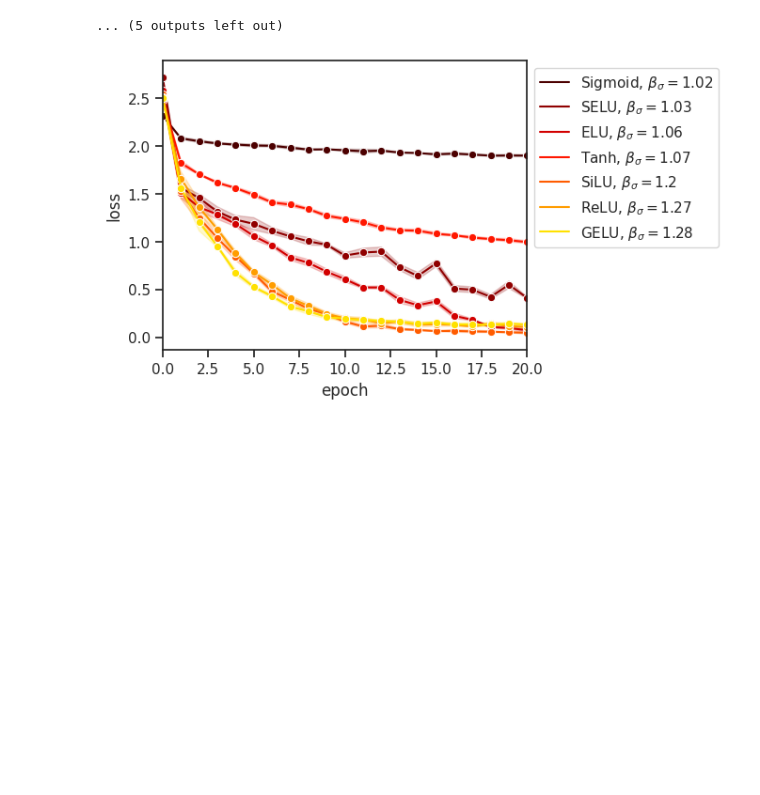
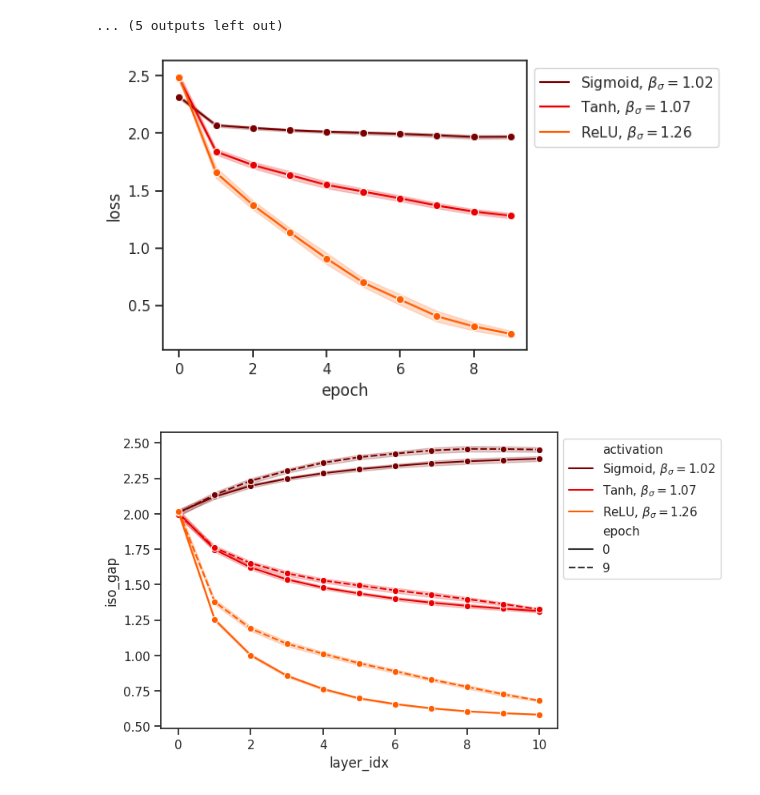
Before and after one commit to ajoudaki/deepnet-isometry, a Jupyter notebook: training.ipynb, the cells around one changed output. Drawn from its saved outputs; the diff is of its cells as text; code cells hidden in the pictures; blank space fills up the shorter version.

```diff
--- a/training.ipynb
+++ b/training.ipynb
@@ -359,35 +371,43 @@ config_grid = {
     'learning_rate': [0.01],
     'num_epochs': [10],
     'rerun': range(5),
-    'activation': ["Sigmoid", "Tanh", "ReLU","SELU","SiLU", "ELU", "GELU"],#['ReLU', 'Sigmoid', 'Tanh'],
+    'activation': ["Sigmoid", "Tanh", "ReLU",],#['ReLU', 'Sigmoid', 'Tanh'],
     'normalization': ["LN"],
 }
 
 # Uncomment the next line to run the experiment grid
 # final_results_df = run_experiment_grid(config_grid)
 # final_results_df.to_csv('results_training.csv')
 # Uncomment the next line to read data from a CSV file
 final_results_df = pd.read_csv('results_training.csv')
 
 df = final_results_df.copy()
 df = df.query("stage == 'train' & layer.str.contains('norm')").copy()
 
 df['activation'] = df.activation.str.split(',').str[0]
 df['layer_idx'] = df['layer'].str.extract('-(\d+)$').astype(int)
 df['activation'] = df.apply(lambda x: f"{x.activation}, $\\beta_\\sigma = {x.beta:.3}$", axis=1)
 
 # Creating a palette based on activation and beta values
 activation_beta_df = df[['activation', 'beta']].drop_duplicates().sort_values('beta')
 colors = sns.color_palette("hot", n_colors=len(activation_beta_df)+2)
 palette_dict = dict(zip(activation_beta_df['activation'], colors))
 
 # Plotting
 plt.figure(figsize=(5, 4))
 ax = sns.lineplot(data=df, x='epoch', y='loss', hue='activation',errorbar="sd",
                   hue_order=activation_beta_df.activation, palette=palette_dict, marker='o')
-ax.set_xlim(0, 20)
+# ax.set_xlim(0, 20)
 ax.legend(loc='upper left', bbox_to_anchor=(1, 1))
-plt.savefig('plots/beta0_train_loss.pdf', bbox_inches='tight')
+plt.savefig('plots/beta0_test_loss.pdf', bbox_inches='tight')
 plt.show()
+
+# plt.figure(figsize=(5, 4))
+ax = sns.lineplot(df.loc[df.epoch.isin([0,9])],  x='layer_idx', y='iso_gap', hue='activation', style='epoch',errorbar='sd',
+            hue_order=activation_beta_df.activation, palette=palette_dict, marker='o')
+ax.legend(loc= "upper left", bbox_to_anchor=(1, 1))
+plt.savefig('plots/iso_gap_train_change.pdf', bbox_inches='tight')
+plt.show()
 # %% [output]
-[figure, old version]
+[figure, new version]
+[figure, added]
```
Also changed, not shown: parts of 2 cells of this notebook, 5 other files.
